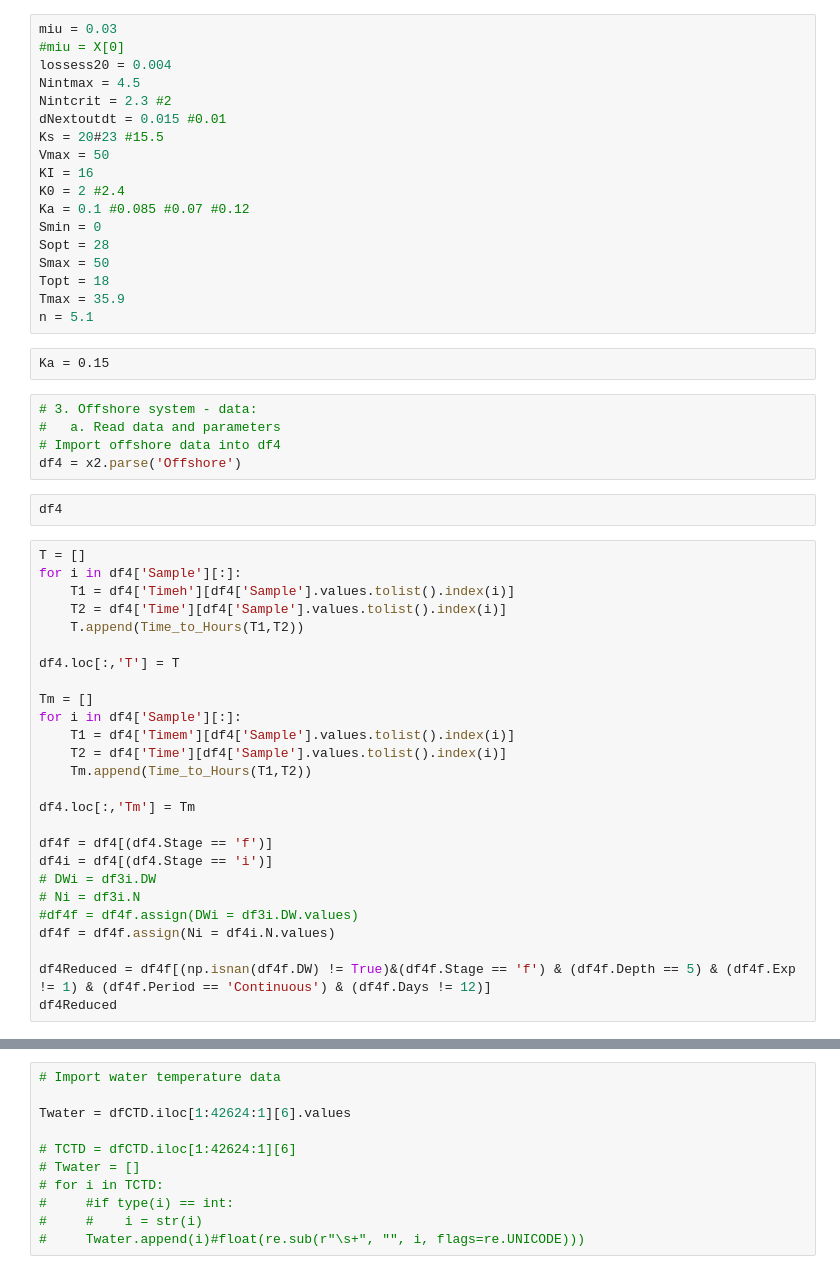
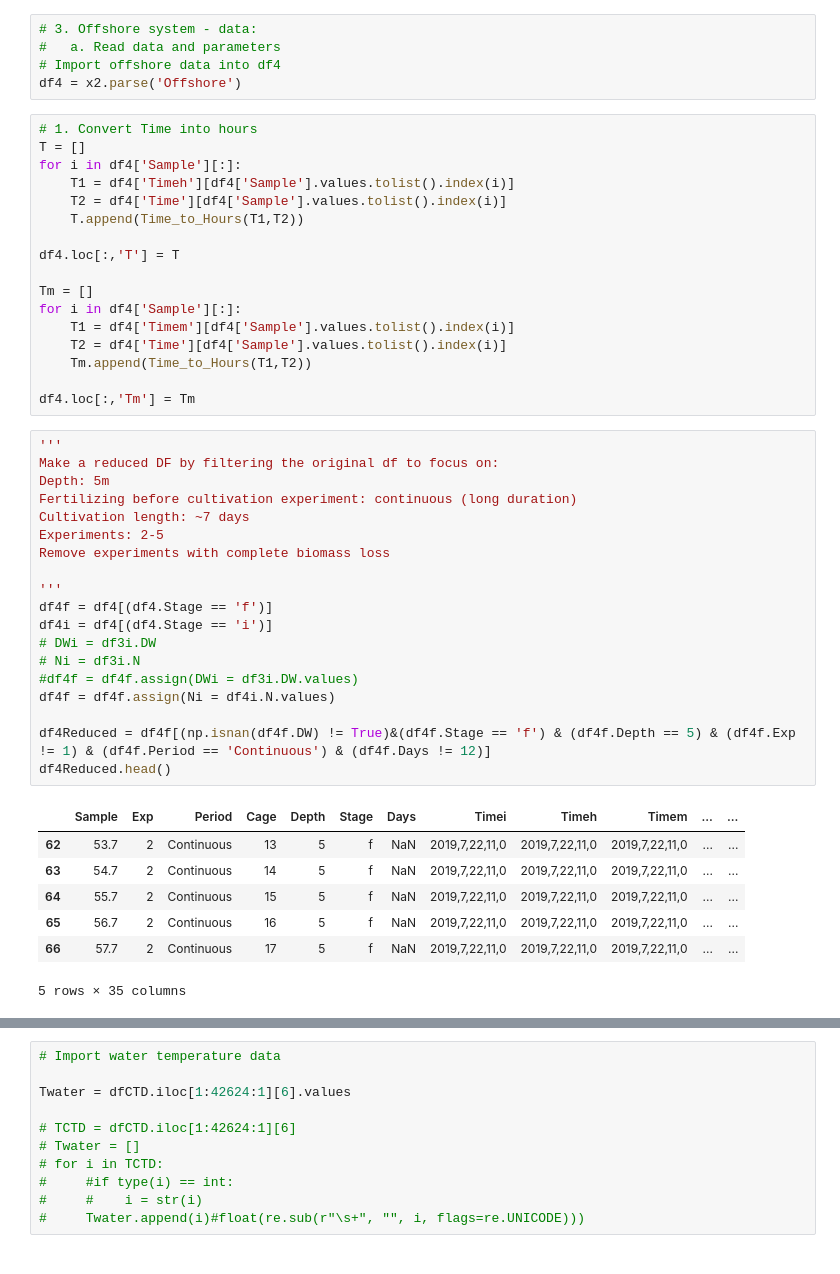
Before and after one commit to meironz/Meiron_model, a Jupyter notebook: notebooks/3_Reverse_engineering_Offshore_Next.ipynb, the cells around one changed output, grey strips where cells are left out. Drawn from its saved outputs; the diff is of its cells as text.

```diff
--- a/notebooks/3_Reverse_engineering_Offshore_Next.ipynb
+++ b/notebooks/3_Reverse_engineering_Offshore_Next.ipynb
@@ -75,31 +75,10 @@ Tmin = 4
-# %%
-miu = 0.03
-#miu = X[0]
-lossess20 = 0.004
-Nintmax = 4.5
-Nintcrit = 2.3 #2
-dNextoutdt = 0.015 #0.01
-Ks = 20#23 #15.5
-Vmax = 50
-KI = 16
-K0 = 2 #2.4
-Ka = 0.1 #0.085 #0.07 #0.12
-Smin = 0
-Sopt = 28
-Smax = 50
-Topt = 18
-Tmax = 35.9
-n = 5.1
-# %% [raw]
-Ka = 0.15
 # %%
 # 3. Offshore system - data:
 #   a. Read data and parameters
 # Import offshore data into df4
 df4 = x2.parse('Offshore')
-# %%
-df4
 # %%
+# 1. Convert Time into hours
 T = []
 for i in df4['Sample'][:]:
     T1 = df4['Timeh'][df4['Sample'].values.tolist().index(i)]
@@ -115,14 +94,31 @@ for i in df4['Sample'][:]:
     Tm.append(Time_to_Hours(T1,T2))
 
 df4.loc[:,'Tm'] = Tm
-
-df4f = df4[(df4.Stage == 'f')]
-df4i = df4[(df4.Stage == 'i')]
-# DWi = df3i.DW
-# Ni = df3i.N
-#df4f = df4f.assign(DWi = df3i.DW.values)
-df4f = df4f.assign(Ni = df4i.N.values)
-
-df4Reduced = df4f[(np.isnan(df4f.DW) != True)&(df4f.Stage == 'f') & (df4f.Depth == 5) & (df4f.Exp != 1) & (df4f.Period == 'Continuous') & (df4f.Days != 12)]
-df4Reduced
+# %%
+'''
+Make a reduced DF by filtering the original df to focus on:
+Depth: 5m
+Fertilizing before cultivation experiment: continuous (long duration)
+Cultivation length: ~7 days
+Experiments: 2-5
+Remove experiments with complete biomass loss
+
+'''
+df4f = df4[(df4.Stage == 'f')]
+df4i = df4[(df4.Stage == 'i')]
+# DWi = df3i.DW
+# Ni = df3i.N
+#df4f = df4f.assign(DWi = df3i.DW.values)
+df4f = df4f.assign(Ni = df4i.N.values)
+
+df4Reduced = df4f[(np.isnan(df4f.DW) != True)&(df4f.Stage == 'f') & (df4f.Depth == 5) & (df4f.Exp != 1) & (df4f.Period == 'Continuous') & (df4f.Days != 12)]
+df4Reduced.head()
+# %% [output]
+|  | Sample | Exp | Period | Cage | Depth | Stage | Days | Timei | Timeh | Timem | ... | ... |
+| 62 | 53.7 | 2 | Continuous | 13 | 5 | f | NaN | 2019,7,22,11,0 | 2019,7,22,11,0 | 2019,7,22,11,0 | ... | ... |
+| 63 | 54.7 | 2 | Continuous | 14 | 5 | f | NaN | 2019,7,22,11,0 | 2019,7,22,11,0 | 2019,7,22,11,0 | ... | ... |
+| 64 | 55.7 | 2 | Continuous | 15 | 5 | f | NaN | 2019,7,22,11,0 | 2019,7,22,11,0 | 2019,7,22,11,0 | ... | ... |
+| 65 | 56.7 | 2 | Continuous | 16 | 5 | f | NaN | 2019,7,22,11,0 | 2019,7,22,11,0 | 2019,7,22,11,0 | ... | ... |
+| 66 | 57.7 | 2 | Continuous | 17 | 5 | f | NaN | 2019,7,22,11,0 | 2019,7,22,11,0 | 2019,7,22,11,0 | ... | ... |
+5 rows × 35 columns
 # %%
```
Also changed, not shown: parts of 32 cells of this notebook, 1 other file.
